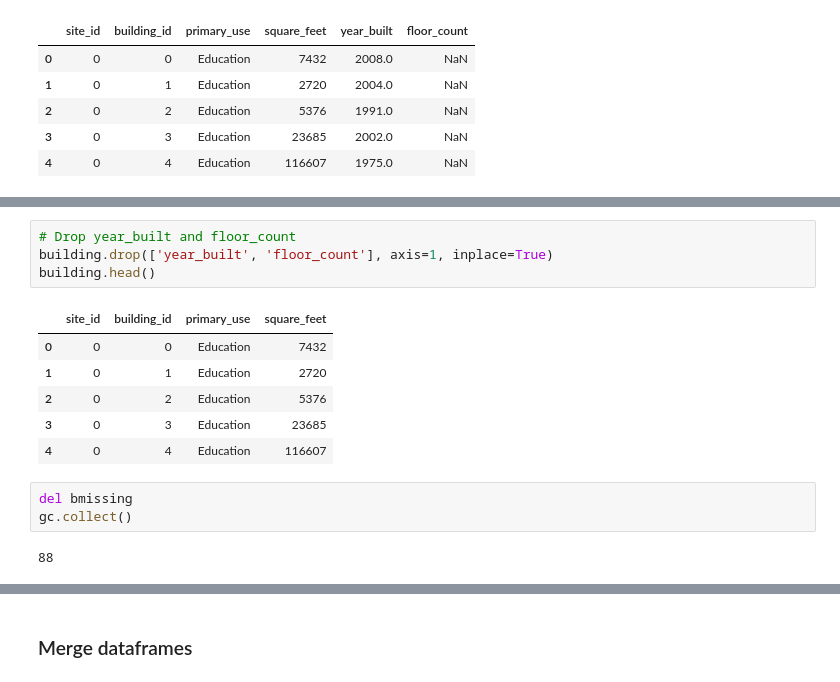
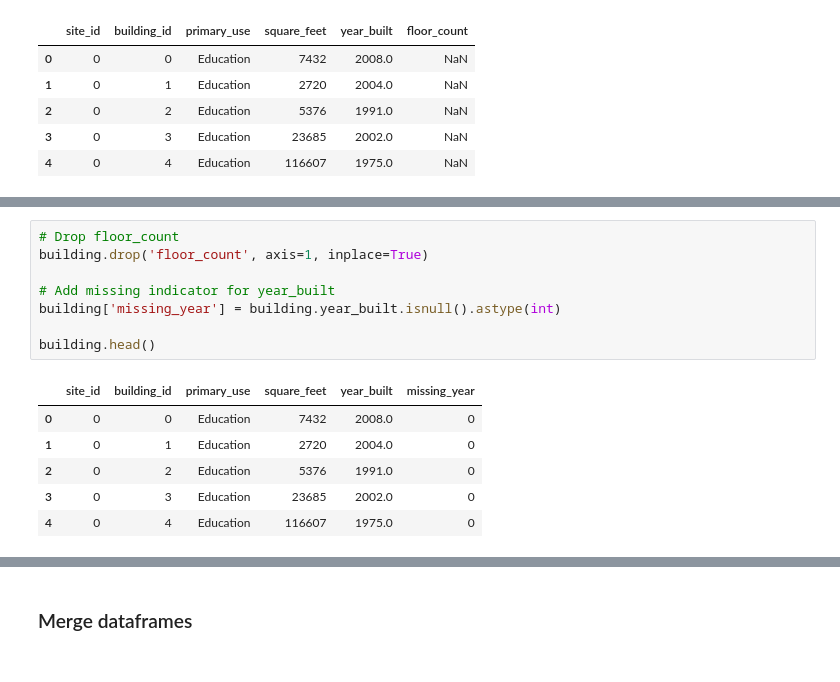
Before and after one commit to tri-bui/gep3-draft, a Jupyter notebook: preprocessing.ipynb, the cells around one changed output, grey strips where cells are left out. Saved outputs shown, nothing was run; the diff lists cells and outputs as text.

```diff
--- a/preprocessing.ipynb
+++ b/preprocessing.ipynb
@@ -488,16 +510,15 @@ bmissing
 # %%
-# Drop year_built and floor_count
-building.drop(['year_built', 'floor_count'], axis=1, inplace=True)
+# Drop floor_count
+building.drop('floor_count', axis=1, inplace=True)
+
+# Add missing indicator for year_built
+building['missing_year'] = building.year_built.isnull().astype(int)
+
 building.head()
 # %% [output]
-|  | site_id | building_id | primary_use | square_feet |
-| 0 | 0 | 0 | Education | 7432 |
-| 1 | 0 | 1 | Education | 2720 |
-| 2 | 0 | 2 | Education | 5376 |
-| 3 | 0 | 3 | Education | 23685 |
-| 4 | 0 | 4 | Education | 116607 |
+|  | site_id | building_id | primary_use | square_feet | year_built | missing_year |
+| 0 | 0 | 0 | Education | 7432 | 2008.0 | 0 |
+| 1 | 0 | 1 | Education | 2720 | 2004.0 | 0 |
+| 2 | 0 | 2 | Education | 5376 | 1991.0 | 0 |
+| 3 | 0 | 3 | Education | 23685 | 2002.0 | 0 |
+| 4 | 0 | 4 | Education | 116607 | 1975.0 | 0 |
-# %%
-del bmissing
-gc.collect()
-# %% [output]
-88
```
Also changed, not shown: parts of 32 cells of this notebook, 7 other files.
